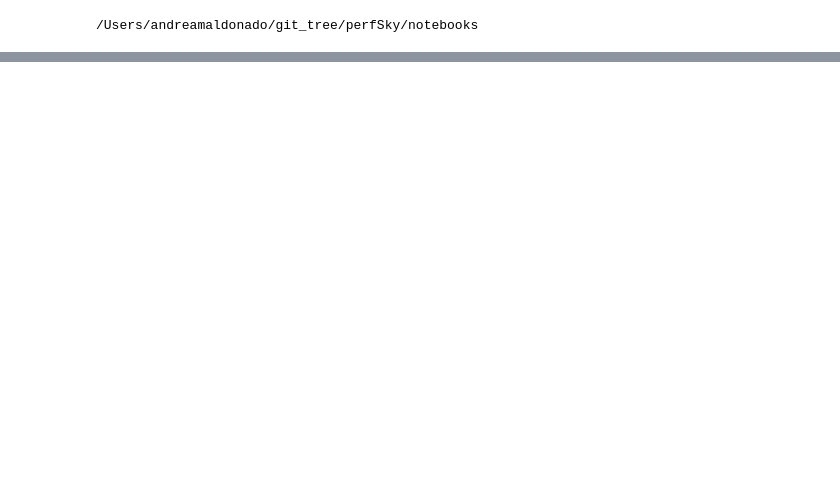
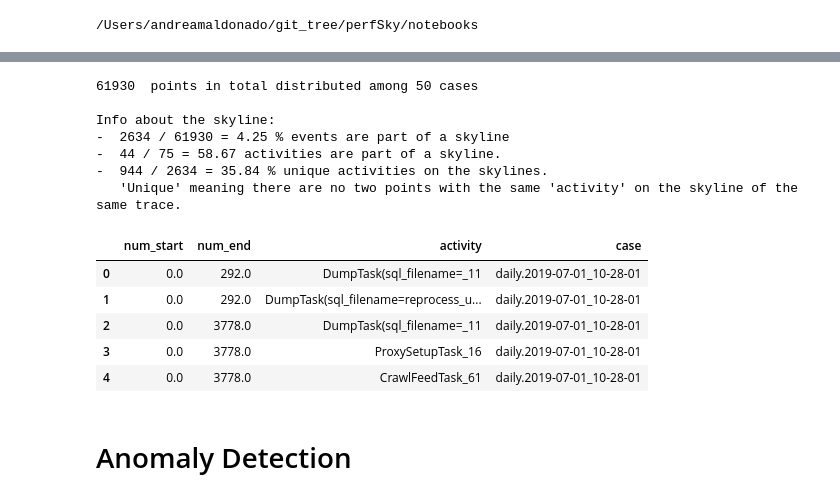
Before and after one commit to andreamalhera/perfSky, a Jupyter notebook: notebooks/example.ipynb, the cells around one changed output, grey strips where cells are left out. Saved outputs shown, nothing was run; the diff lists cells and outputs as text; code cells hidden in the pictures; blank space fills up the shorter version.

```diff
--- a/notebooks/example.ipynb
+++ b/notebooks/example.ipynb
@@ -63,0 +82,27 @@ vis.plot_all_traces(excluding, show_plot=None)
+# %%
+subset = excluding
+
+skyline_points = vis.get_skyline_points(subset)
+representative = skyline_points[['case','activity']].drop_duplicates()
+
+print(len(subset),' points in total distributed among', len(subset['case'].unique()), 'cases\n\nInfo about the skyline:')
+print('- ',len(skyline_points),'/',len(subset),'=', round(len(skyline_points)/len(subset)*100,2), '% events are part of a skyline')
+print('- ',len(skyline_points['activity'].unique()),'/',len(subset['activity'].unique()),'=', round(len(skyline_points['activity'].unique())/len(subset['activity'].unique())*100,2), 'activities are part of a skyline.')
+print('- ',len(representative),'/',len(skyline_points),'=', round(len(representative)/len(skyline_points)*100,2), '% unique activities on the skylines.')
+print("   'Unique' meaning there are no two points with the same 'activity' on the skyline of the same trace. ")
+
+skyline_points.head()
+# %% [output]
+61930  points in total distributed among 50 cases
+
+Info about the skyline:
+-  2634 / 61930 = 4.25 % events are part of a skyline
+-  44 / 75 = 58.67 activities are part of a skyline.
+-  944 / 2634 = 35.84 % unique activities on the skylines.
+   'Unique' meaning there are no two points with the same 'activity' on the skyline of the same trace.
+|  | num_start | num_end | activity | case |
+| 0 | 0.0 | 292.0 | DumpTask(sql_filename=_11 | daily.2019-07-01_10-28-01 |
+| 1 | 0.0 | 292.0 | DumpTask(sql_filename=reprocess_u... | daily.2019-07-01_10-28-01 |
+| 2 | 0.0 | 3778.0 | DumpTask(sql_filename=_11 | daily.2019-07-01_10-28-01 |
+| 3 | 0.0 | 3778.0 | ProxySetupTask_16 | daily.2019-07-01_10-28-01 |
+| 4 | 0.0 | 3778.0 | CrawlFeedTask_61 | daily.2019-07-01_10-28-01 |
@@ -63,0 +111,2 @@ vis.plot_all_traces(excluding, show_plot=None)
+# %% [markdown]
+# Anomaly Detection
```
Also changed, not shown: parts of 16 cells of this notebook, 2 other files.
